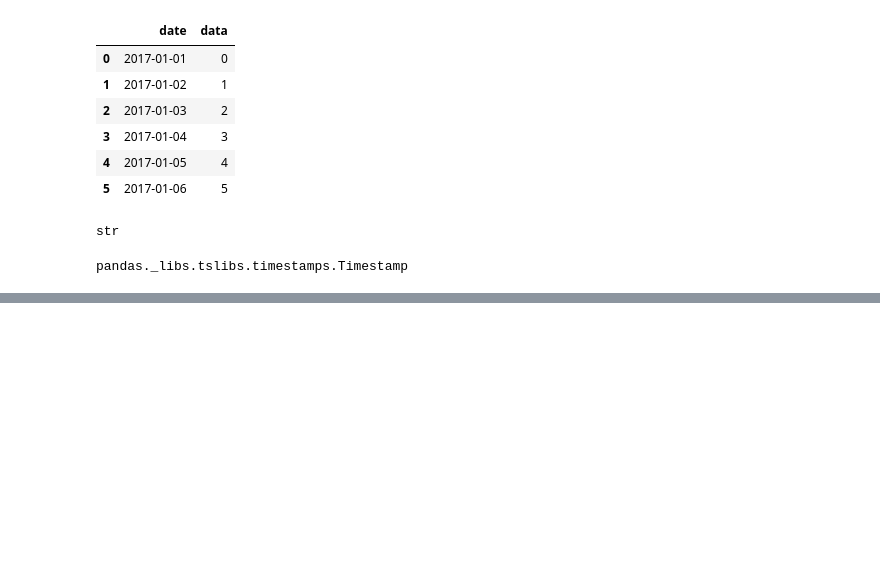
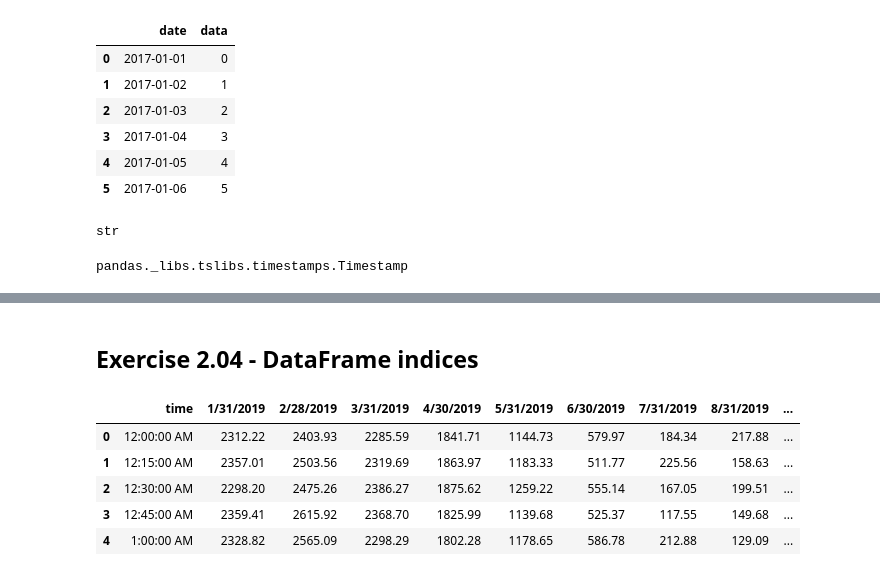
Before and after one commit to mlhudson1/CIDM4310-70_Pandas, a Jupyter notebook: Chapter2.ipynb, the cells around one changed output, grey strips where cells are left out. Cells and saved outputs as stored; diff of their text form; code cells hidden in the pictures; blank space fills up the shorter version.

```diff
--- a/Chapter2.ipynb
+++ b/Chapter2.ipynb
@@ -521,0 +549,13 @@ time_series_df.set
+# %% [markdown]
+## Exercise 2.04 - DataFrame indices
+# %%
+fname = 'Chapter2-Datasets/test_data_frame.csv'
+economic_data = pd.read_csv(fname)
+economic_data.head()
+# %% [output]
+|  | time | 1/31/2019 | 2/28/2019 | 3/31/2019 | 4/30/2019 | 5/31/2019 | 6/30/2019 | 7/31/2019 | 8/31/2019 | ... |
+| 0 | 12:00:00 AM | 2312.22 | 2403.93 | 2285.59 | 1841.71 | 1144.73 | 579.97 | 184.34 | 217.88 | ... |
+| 1 | 12:15:00 AM | 2357.01 | 2503.56 | 2319.69 | 1863.97 | 1183.33 | 511.77 | 225.56 | 158.63 | ... |
+| 2 | 12:30:00 AM | 2298.20 | 2475.26 | 2386.27 | 1875.62 | 1259.22 | 555.14 | 167.05 | 199.51 | ... |
+| 3 | 12:45:00 AM | 2359.41 | 2615.92 | 2368.70 | 1825.99 | 1139.68 | 525.37 | 117.55 | 149.68 | ... |
+| 4 | 1:00:00 AM | 2328.82 | 2565.09 | 2298.29 | 1802.28 | 1178.65 | 586.78 | 212.88 | 129.09 | ... |
```
Also changed, not shown: parts of 7 cells of this notebook.
